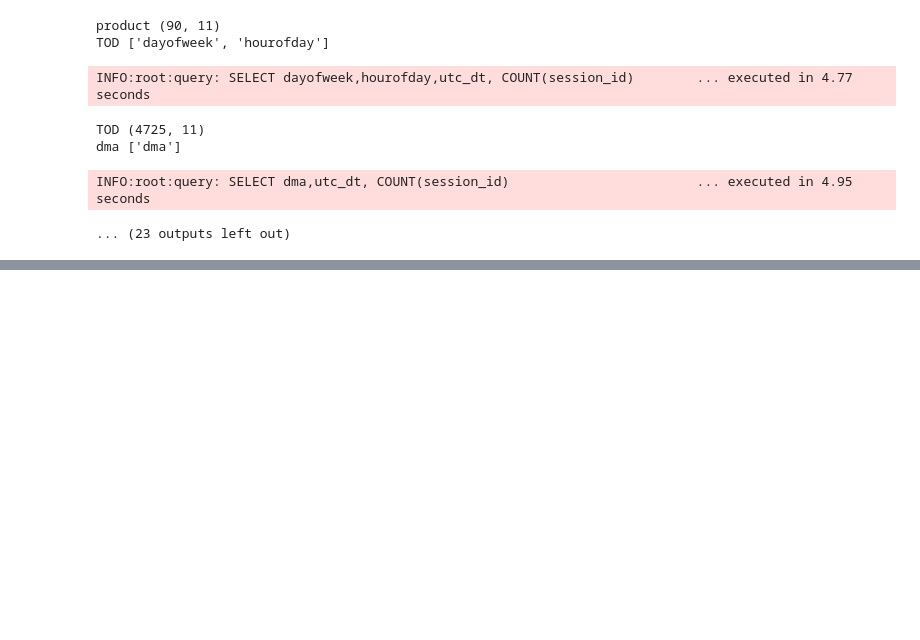
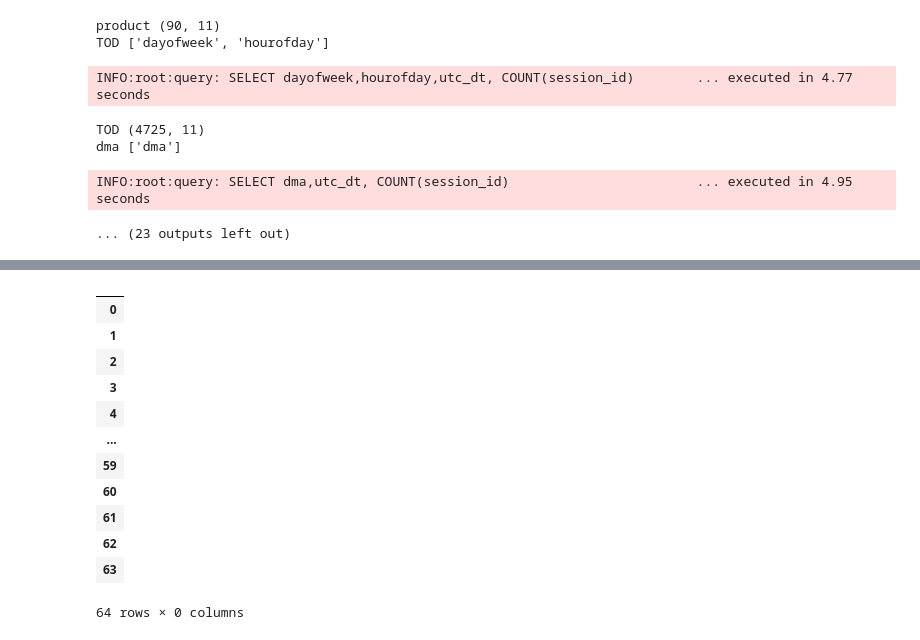
Before and after one commit to pkrishnamurthy1007/adtech, a Jupyter notebook: notebooks/aduriseti_shared/account_structure.ipynb, the cells around one changed output, grey strips where cells are left out. Saved outputs shown, nothing was run; the diff lists cells and outputs as text; code cells hidden in the pictures; blank space fills up the shorter version.

```diff
--- a/notebooks/aduriseti_shared/account_structure.ipynb
+++ b/notebooks/aduriseti_shared/account_structure.ipynb
@@ -453,0 +611,16 @@ See the caveats in the documentation: https://pandas.pydata.org/pandas-docs/stab
+# %%
+Xdf.groupby(c).transform("count")
+# %% [output]
+|  |
+| 0 |
+| 1 |
+| 2 |
+| 3 |
+| 4 |
+| ... |
+| 59 |
+| 60 |
+| 61 |
+| 62 |
+| 63 |
+64 rows × 0 columns
```
Also changed, not shown: parts of 8 cells of this notebook.
